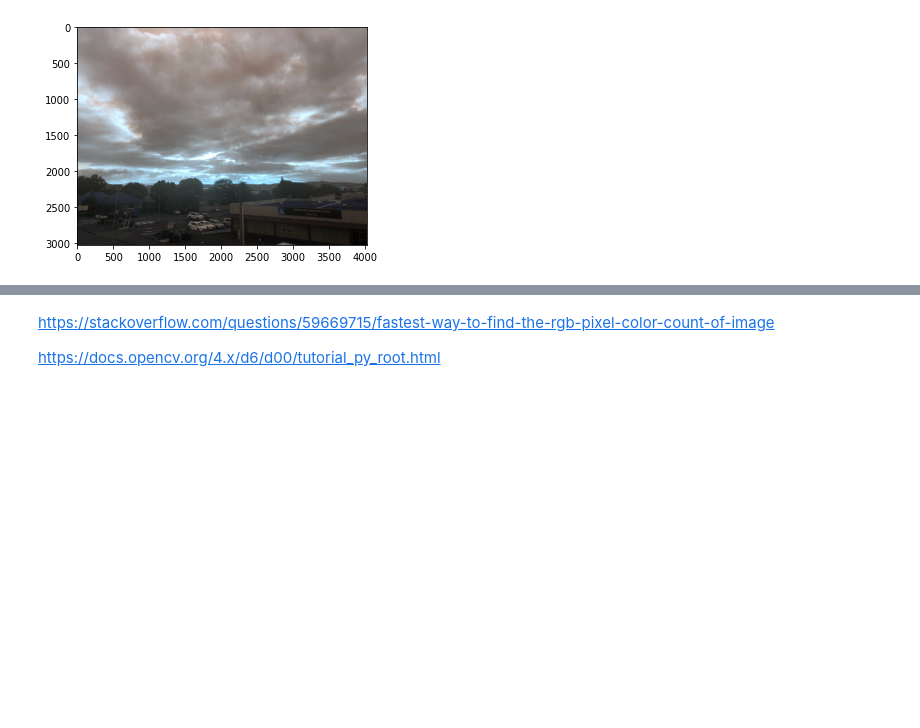
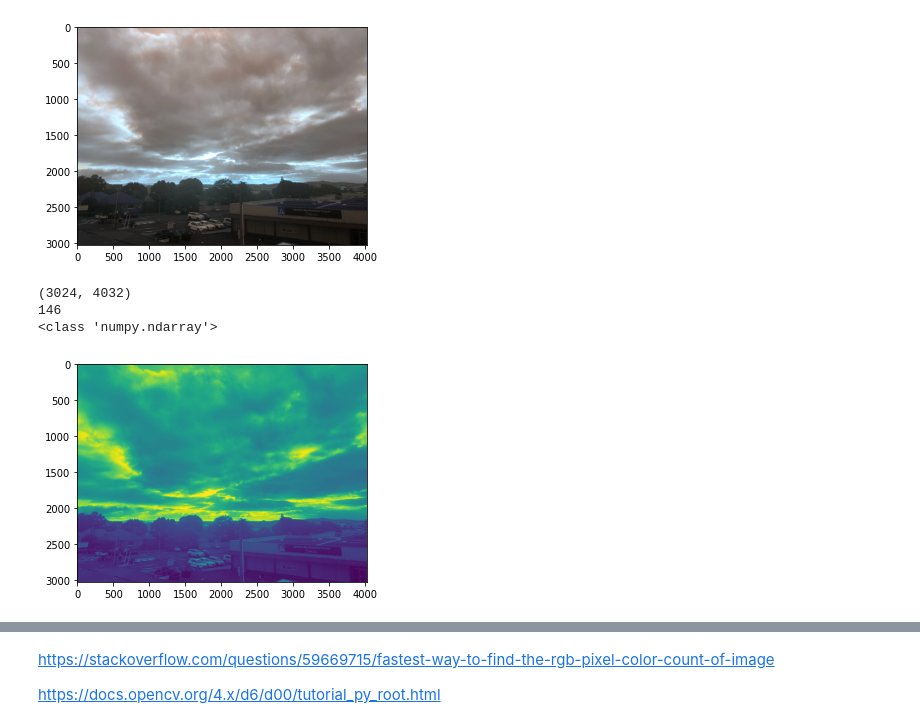
Before and after one commit to ICWallis/image-processing, a Jupyter notebook: method_hacking.ipynb, the cells around one changed output, grey strips where cells are left out. Saved outputs shown, nothing was run; the diff lists cells and outputs as text; code cells hidden in the pictures; blank space fills up the shorter version.

Commit message:
Open CV testing

```diff
--- a/method_hacking.ipynb
+++ b/method_hacking.ipynb
@@ -83,3 +85,20 @@ plt.show()
 [148 145 147]
 <class 'numpy.ndarray'>
 [figure]
+# %%
+# open CV import as grey scale
+
+image_cv_greyscale = cv2.imread('Images/20220426_1.jpg', 0)
+# open CV reads BGR not RGB
+
+print(image_cv_greyscale.shape)
+print(image_cv_greyscale[0,0]) # grey scale for top, left pixel
+print(type(image_cv_greyscale))
+
+plt.imshow(image_cv_greyscale)
+plt.show()
+# %% [output]
+(3024, 4032)
+146
+<class 'numpy.ndarray'>
+[figure, added]
```
Also changed, not shown: parts of 6 cells of this notebook.
